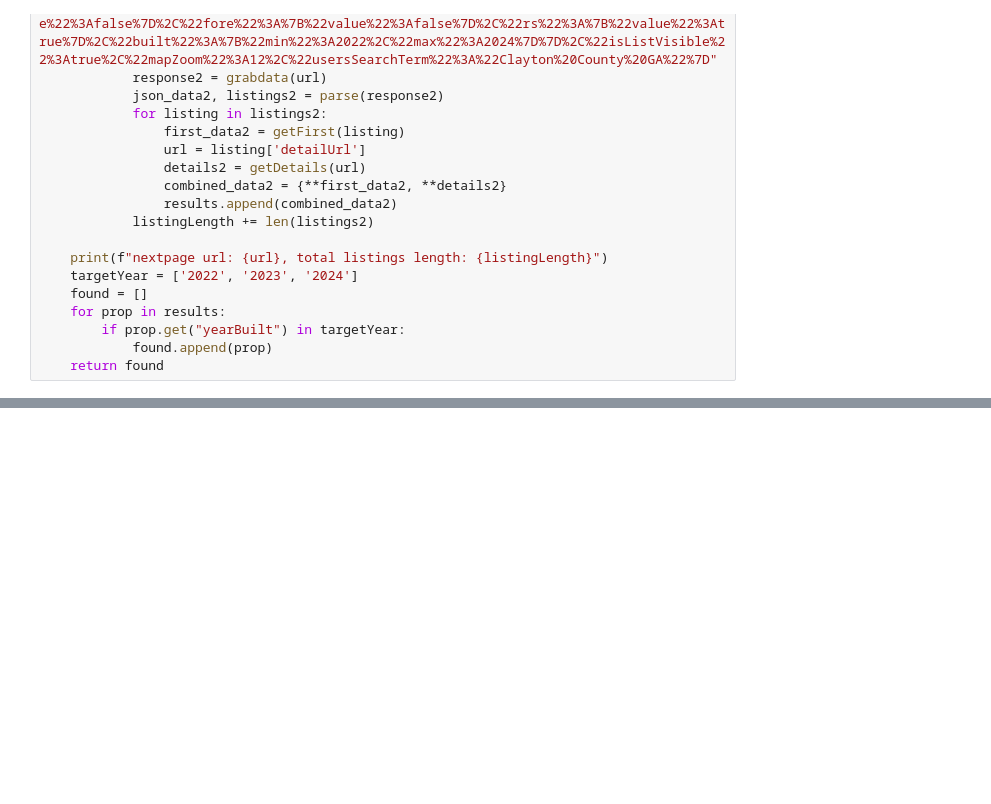
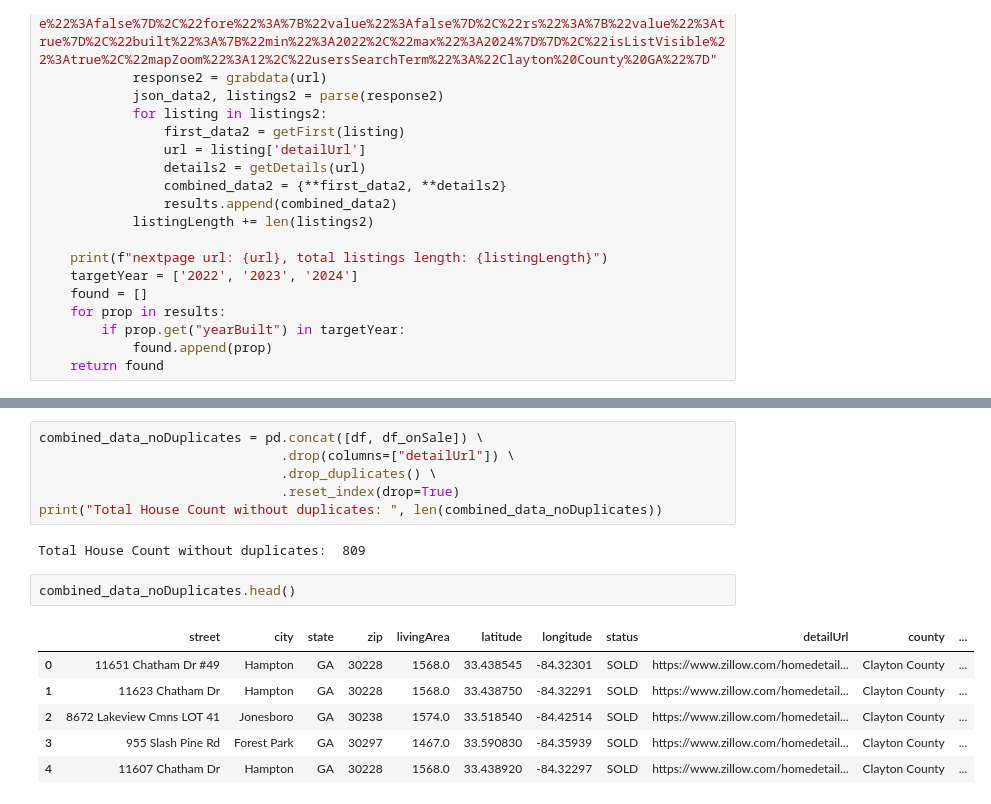
Before and after one commit to Alice0914/zillowScraper, a Jupyter notebook: zillowScraper-test.ipynb, the cells around one changed output, grey strips where cells are left out. Cells and saved outputs as stored; diff of their text form; blank space fills up the shorter version.

```diff
--- a/zillowScraper-test.ipynb
+++ b/zillowScraper-test.ipynb
@@ -288,0 +377,17 @@ df.to_csv('home_list.csv')
+# %%
+combined_data_noDuplicates = pd.concat([df, df_onSale]) \
+                               .drop(columns=["detailUrl"]) \
+                               .drop_duplicates() \
+                               .reset_index(drop=True)
+print("Total House Count without duplicates: ", len(combined_data_noDuplicates))
+# %% [output]
+Total House Count without duplicates:  809
+# %%
+combined_data_noDuplicates.head()
+# %% [output]
+|  | street | city | state | zip | livingArea | latitude | longitude | status | detailUrl | county | ... |
+| 0 | 11651 Chatham Dr #49 | Hampton | GA | 30228 | 1568.0 | 33.438545 | -84.32301 | SOLD | https://www.zillow.com/homedetail... | Clayton County | ... |
+| 1 | 11623 Chatham Dr | Hampton | GA | 30228 | 1568.0 | 33.438750 | -84.32291 | SOLD | https://www.zillow.com/homedetail... | Clayton County | ... |
+| 2 | 8672 Lakeview Cmns LOT 41 | Jonesboro | GA | 30238 | 1574.0 | 33.518540 | -84.42514 | SOLD | https://www.zillow.com/homedetail... | Clayton County | ... |
+| 3 | 955 Slash Pine Rd | Forest Park | GA | 30297 | 1467.0 | 33.590830 | -84.35939 | SOLD | https://www.zillow.com/homedetail... | Clayton County | ... |
+| 4 | 11607 Chatham Dr | Hampton | GA | 30228 | 1568.0 | 33.438920 | -84.32297 | SOLD | https://www.zillow.com/homedetail... | Clayton County | ... |
```
Also changed, not shown: parts of 13 cells of this notebook, 4 other files.
